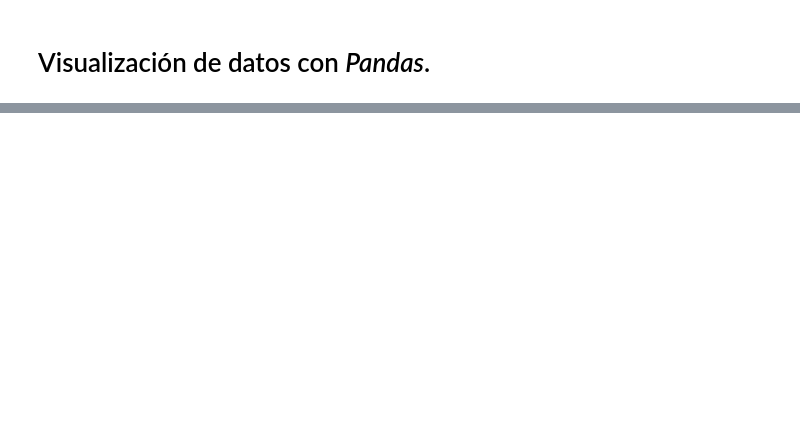
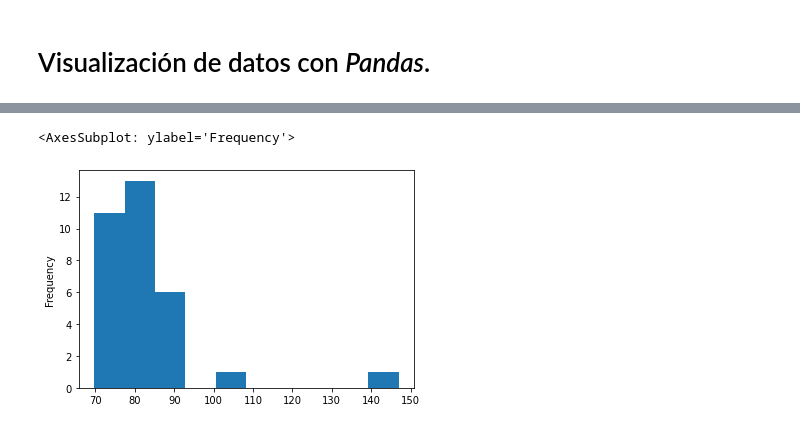
Before and after one commit to PythonistaMX/py311, a Jupyter notebook: 23_visualizacion_de_datos_con_pandas.ipynb, the cells around one changed output, grey strips where cells are left out. Saved outputs shown, nothing was run; the diff lists cells and outputs as text; code cells hidden in the pictures; blank space fills up the shorter version.

```diff
--- a/23_visualizacion_de_datos_con_pandas.ipynb
+++ b/23_visualizacion_de_datos_con_pandas.ipynb
@@ -13,4 +19,4 @@ import pandas as pd
 # %%
-datos = pd.read_csv('data\\datos_filtrados.csv')
+datos = pd.read_csv('data/datos_filtrados.csv')
 # %%
 datos
@@ -17,4 +44,10 @@ datos
 # %%
 datos = datos.drop([0, 1])
+# %%
+columnas = pd.MultiIndex.from_product([(x for x in range(2003, 2020)),
+                                       ('T1', 'T2', 'T3', 'T4', 'Anual')],
+                                      names=['Año', 'Período'])
+# %%
+datos.columns = columnas
 # %%
 datos
@@ -31,4 +123,4 @@ datos['2004']
 # %%
-historico_2004 = datos['2004']
+historico_2004 = datos[2004]['Anual'][1:]
 # %%
 historico_2004
@@ -37,2 +150,7 @@ historico_2004.plot()
+# %%
+historico_2004.plot.hist()
+# %% [output]
+<AxesSubplot: ylabel='Frequency'>
+[figure, added]
 # %%
 historico_2004.plot.pie()
```
Also changed, not shown: parts of 16 cells of this notebook.
